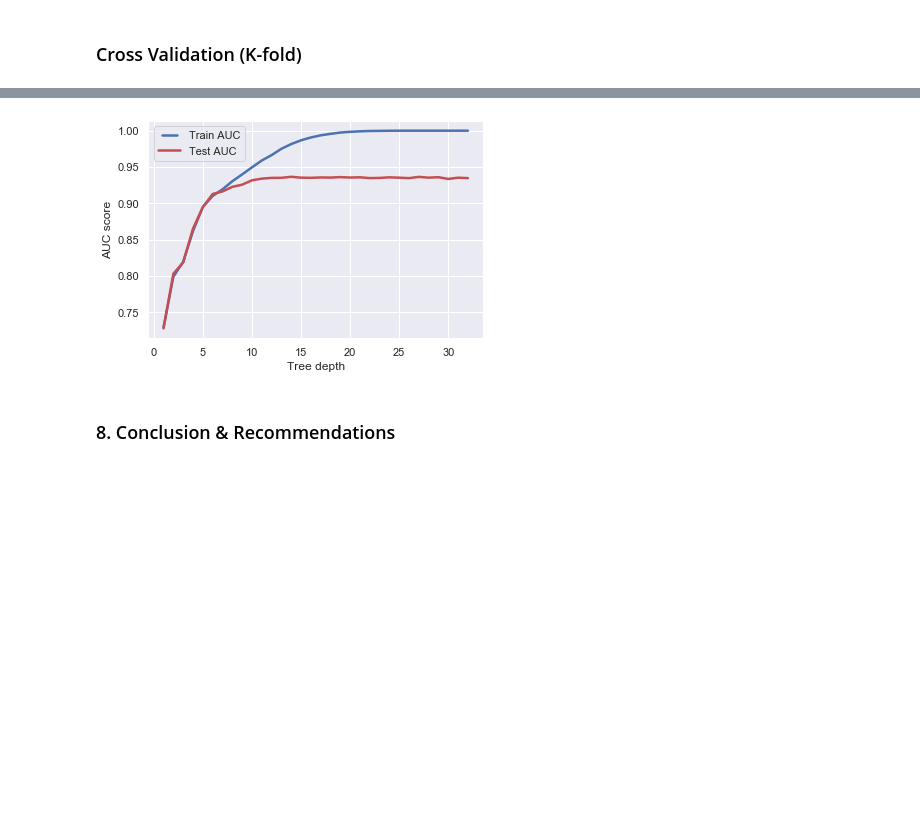
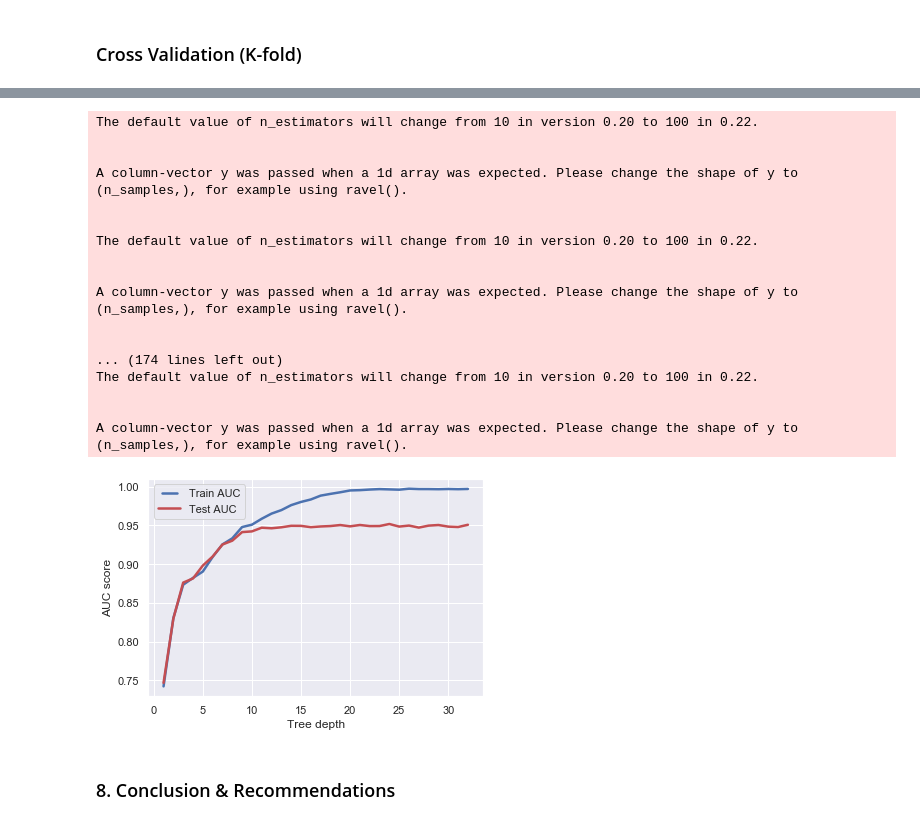
Before and after one commit to suroor89/Bank-Marketing-Campaign-for-Term-Deposit, a Jupyter notebook: Bank-Marketing-Client-Subscription-/bank_marketing_analytics.ipynb, the cells around one changed output, grey strips where cells are left out. Drawn from its saved outputs; the diff is of its cells as text; code cells hidden in the pictures; blank space fills up the shorter version.

```diff
--- a/Bank-Marketing-Client-Subscription-/bank_marketing_analytics.ipynb
+++ b/Bank-Marketing-Client-Subscription-/bank_marketing_analytics.ipynb
@@ -216,3 +216,6 @@ nr.employed       41176 non-null float64
 subscribed        41176 non-null object
 dtypes: float64(5), int64(5), object(11)
 memory usage: 6.9+ MB
+# %%
+clean_bank_data['age'] = clean_bank_data['age'].astype(float)
+clean_bank_data.info()
@@ -605,23 +781,0 @@ Parameters currently in use:
-# %%
-from sklearn.model_selection import RandomizedSearchCV
-# Number of trees in random forest
-n_estimators = [int(x) for x in np.linspace(start = 20, stop = 500, num = 10)]
-# Number of features to consider at every split
-max_features = ['auto', 'sqrt']
-# Maximum number of levels in tree
-max_depth = [int(x) for x in np.linspace(10, 110, num = 11)]
-max_depth.append(None)
-# Minimum number of samples required to split a node
-min_samples_split = [2, 5, 10]
-# Minimum number of samples required at each leaf node
-min_samples_leaf = [1, 2, 4]
-# Method of selecting samples for training each tree
-bootstrap = [True, False]
-# Create the random grid
-random_grid = {'n_estimators': n_estimators,
-               'max_features': max_features,
-               'max_depth': max_depth,
-               'min_samples_split': min_samples_split,
-               'min_samples_leaf': min_samples_leaf,
-               'bootstrap': bootstrap}
-pprint(random_grid)
@@ -652,11 +781,0 @@ grid_search = GridSearchCV(estimator = rf1, param_grid = param_grid,
-# %%
-grid_search.fit(X_train, y_train)
-grid_search.best_params_
-
-#======Output will be below=======
-#{'bootstrap': True,
-# 'max_depth': 90,
-# 'max_features': 3,
-# 'min_samples_leaf': 3,
-# 'min_samples_split': 8,
-# 'n_estimators': 100}
@@ -714,29 +799,46 @@ _ = plt.legend(loc="lower right")
 # %%
 from sklearn.metrics import roc_curve, auc
 max_depths = np.linspace(1, 32, 32, endpoint=True)
 train_results = []
 test_results = []
 for max_depth in max_depths:
-    dt = DecisionTreeClassifier(max_depth=max_depth)
-    dt.fit(X_train, y_train)
-    train_pred = dt.predict(X_train)
+    rf = RandomForestClassifier(max_depth=max_depth)
+    rf.fit(X_train, y_train)
+    train_pred = rf.predict(X_train)
     false_positive_rate, true_positive_rate, thresholds = roc_curve(y_train, train_pred)
     roc_auc = auc(false_positive_rate, true_positive_rate)
     # Add auc score to previous train results
     train_results.append(roc_auc)
-    y_pred = dt.predict(X_test)
+    y_pred = rf.predict(X_test)
     false_positive_rate, true_positive_rate, thresholds = roc_curve(y_test, y_pred)
     roc_auc = auc(false_positive_rate, true_positive_rate)
     # Add auc score to previous test results
     test_results.append(roc_auc)
 from matplotlib.legend_handler import HandlerLine2D
 line1, = plt.plot(max_depths, train_results, 'b', label="Train AUC")
 line2, = plt.plot(max_depths, test_results, 'r', label="Test AUC")
 plt.legend(handler_map={line1: HandlerLine2D(numpoints=2)})
 plt.ylabel('AUC score')
 plt.xlabel('Tree depth')
 plt.show()
 # %% [output]
+The default value of n_estimators will change from 10 in version 0.20 to 100 in 0.22.
+
+
+A column-vector y was passed when a 1d array was expected. Please change the shape of y to (n_samples,), for example using ravel().
+
+
+The default value of n_estimators will change from 10 in version 0.20 to 100 in 0.22.
+
+
+A column-vector y was passed when a 1d array was expected. Please change the shape of y to (n_samples,), for example using ravel().
+
+
+... (174 lines left out)
+The default value of n_estimators will change from 10 in version 0.20 to 100 in 0.22.
+
+
+A column-vector y was passed when a 1d array was expected. Please change the shape of y to (n_samples,), for example using ravel().
-[figure, old version]
+[figure, new version]
 # %% [markdown]
 ### 8. Conclusion & Recommendations
```
Also changed, not shown: parts of 28 cells of this notebook.
